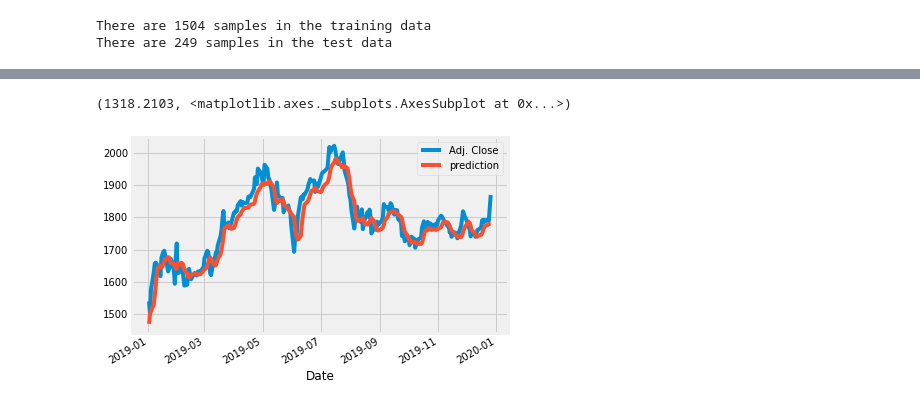
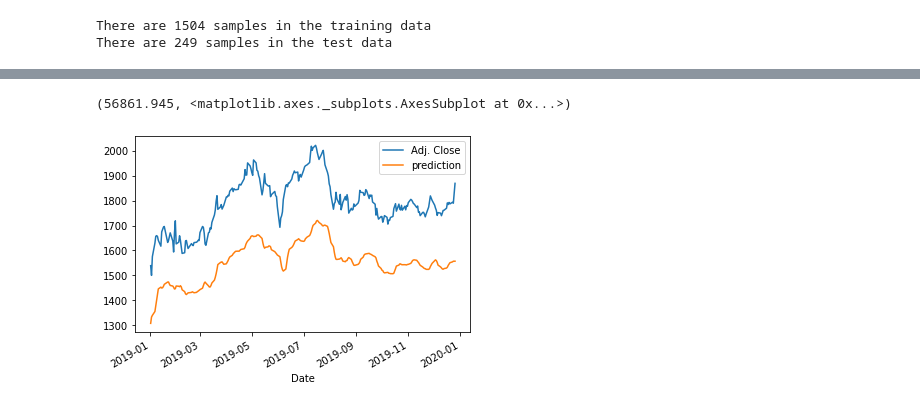
Before and after one commit to AkhandSingh96/Stock-Market-Prediction-Using-Deep-Learning-, a Jupyter notebook: StockRNNipynb.ipynb, the cells around one changed output, grey strips where cells are left out. Saved outputs shown, nothing was run; the diff lists cells and outputs as text; code cells hidden in the pictures.

```diff
--- a/StockRNNipynb.ipynb
+++ b/StockRNNipynb.ipynb
@@ -178,5 +188,5 @@ array([[42.11214 , 38.496113],
 # %%
-def actual_pred_plot(preds):
+def pred_plot(preds):
     actual_pred = pd.DataFrame(columns = ['Adj. Close', 'prediction'])
     actual_pred['Adj. Close'] = all_data.loc['2019':,'Adj Close'][0:len(preds)]
     actual_pred['prediction'] = preds[:,0]
@@ -187,5 +197,5 @@ def actual_pred_plot(preds):
 
     return (m.result().numpy(), actual_pred.plot() )
 
-actual_pred_plot(rnn_predictions)
+pred_plot(rnn_predictions)
 # %% [output]
@@ -272,34 +273,30 @@ actual_pred_plot(rnn_predictions_2)
 # %%
 def GRU_model(X_train, y_train, X_test, sc):
-    # create a model
-    from keras.models import Sequential
-    from keras.layers import Dense, SimpleRNN, GRU
-    from keras.optimizers import SGD
 
-    # The GRU architecture
-    my_GRU_model = Sequential()
-    # First GRU layer with Dropout regularisation
-    my_GRU_model.add(GRU(units=50, return_sequences=True, input_shape=(X_train.shape[1],1), activation='tanh'))
-    #my_GRU_model.add(GRU(units=50, return_sequences=True, input_shape=(X_train.shape[1],1), activation='tanh'))
-    #my_GRU_model.add(GRU(units=50, return_sequences=True, input_shape=(X_train.shape[1],1), activation='tanh'))
-    my_GRU_model.add(GRU(units=50, activation='tanh'))
-    my_GRU_model.add(Dense(units=2))
 
-    # Compiling the RNN
-    my_GRU_model.compile(optimizer=SGD(lr=0.01, decay=1e-7, momentum=0.9, nesterov=False),loss='mean_squared_error')
-    # Fitting to the training set
-    my_GRU_model.fit(X_train,y_train,epochs=50,batch_size=150, verbose=0)
 
-    GRU_prediction = my_GRU_model.predict(X_test)
+    GRU_model = Sequential()
+
+    GRU_model.add(GRU(units=50, return_sequences=True, input_shape=(X_train.shape[1],1), activation='tanh'))
+
+    GRU_model.add(GRU(units=50, activation='tanh'))
+    GRU_model.add(Dense(units=2))
+
+
+    GRU_model.compile(optimizer=SGD(lr=0.001, decay=1e-4, momentum=0.9, nesterov=False),loss='mean_squared_error')
+
+    GRU_model.fit(X_train,y_train,epochs=50,batch_size=150, verbose=0)
+
+    GRU_prediction = GRU_model.predict(X_test)
     GRU_prediction = sc.inverse_transform(GRU_prediction)
 
-    return my_GRU_model, GRU_prediction
+    return GRU_model, GRU_prediction
 
-my_GRU_model, GRU_prediction = GRU_model(X_train, y_train, X_test, sc)
-GRU_prediction[1:10]
-actual_pred_plot(GRU_prediction)
+model, prediction = GRU_model(X_train, y_train, X_test, sc)
+prediction[1:10]
+pred_plot(prediction)
 # %% [output]
-(1318.2103, <matplotlib.axes._subplots.AxesSubplot at 0x...>)
+(56861.945, <matplotlib.axes._subplots.AxesSubplot at 0x...>)
-[figure, old version]
+[figure, new version]
 # %%
 def GRU_model_regularization(X_train, y_train, X_test, sc):
```
Also changed, not shown: parts of 14 cells of this notebook.
